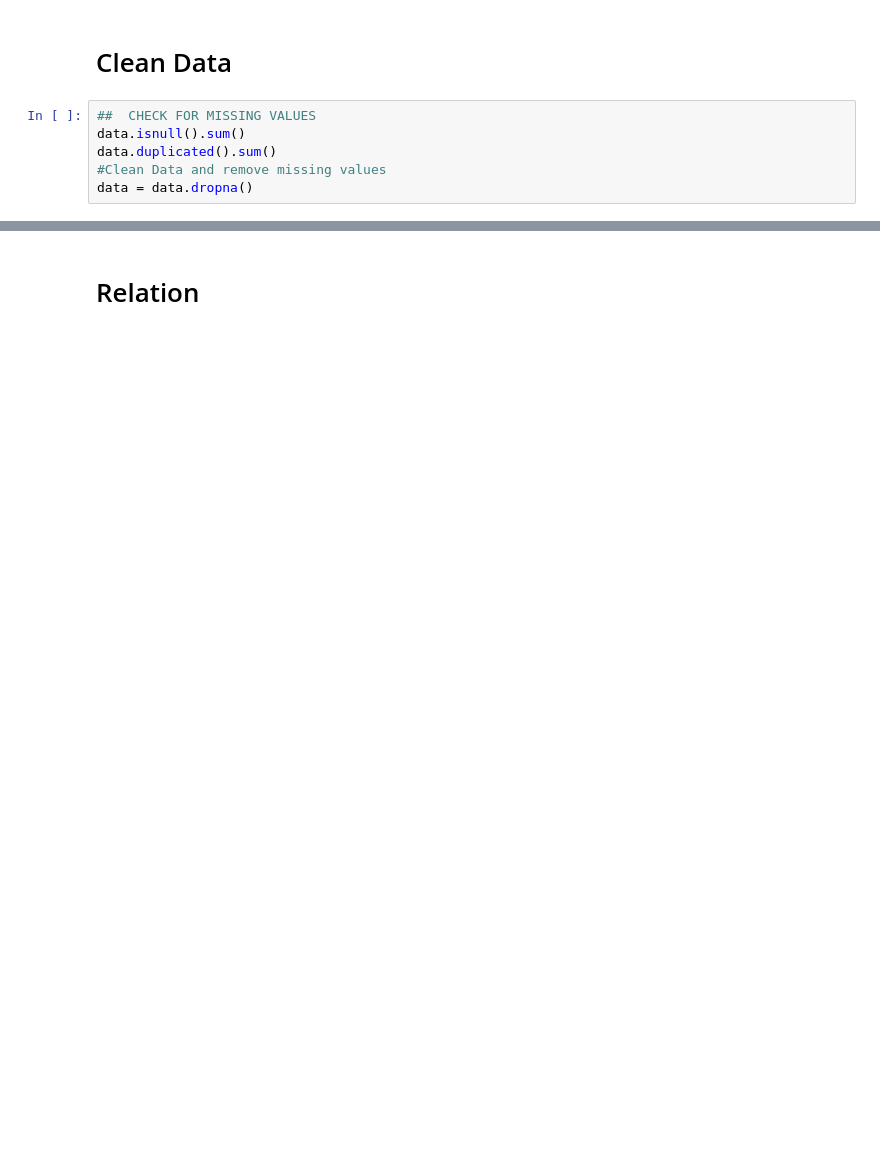
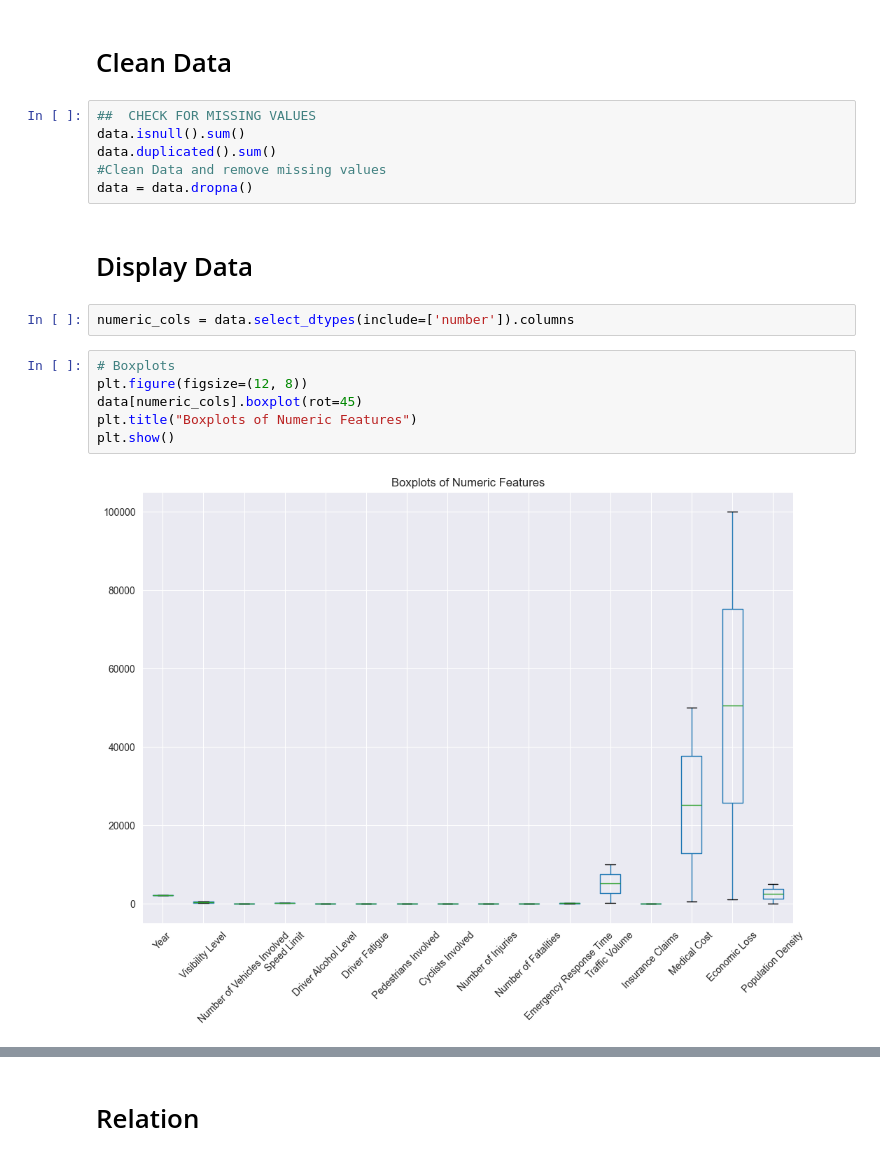
Before and after one commit to muhammadsaadx/Linear-Regression-from-Scratch, a Jupyter notebook: LinearRegression.ipynb, the cells around one changed output, grey strips where cells are left out. Cells and saved outputs as stored; diff of their text form; blank space fills up the shorter version.

```diff
--- a/LinearRegression.ipynb
+++ b/LinearRegression.ipynb
@@ -57,3 +55,15 @@ data.isnull().sum()
 data.duplicated().sum()
 #Clean Data and remove missing values
 data = data.dropna()
+# %% [markdown]
+# Display Data
+# %%
+numeric_cols = data.select_dtypes(include=['number']).columns
+# %%
+# Boxplots
+plt.figure(figsize=(12, 8))
+data[numeric_cols].boxplot(rot=45)
+plt.title("Boxplots of Numeric Features")
+plt.show()
+# %% [output]
+[figure, added]
```
Also changed, not shown: parts of 27 cells of this notebook.
